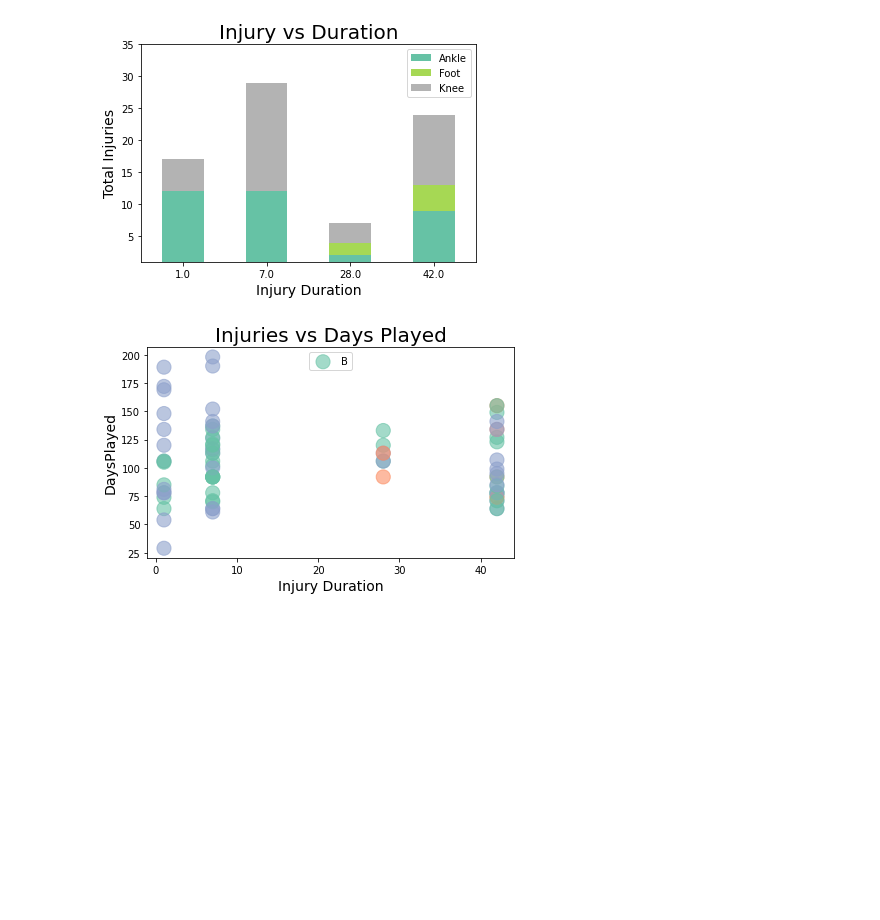
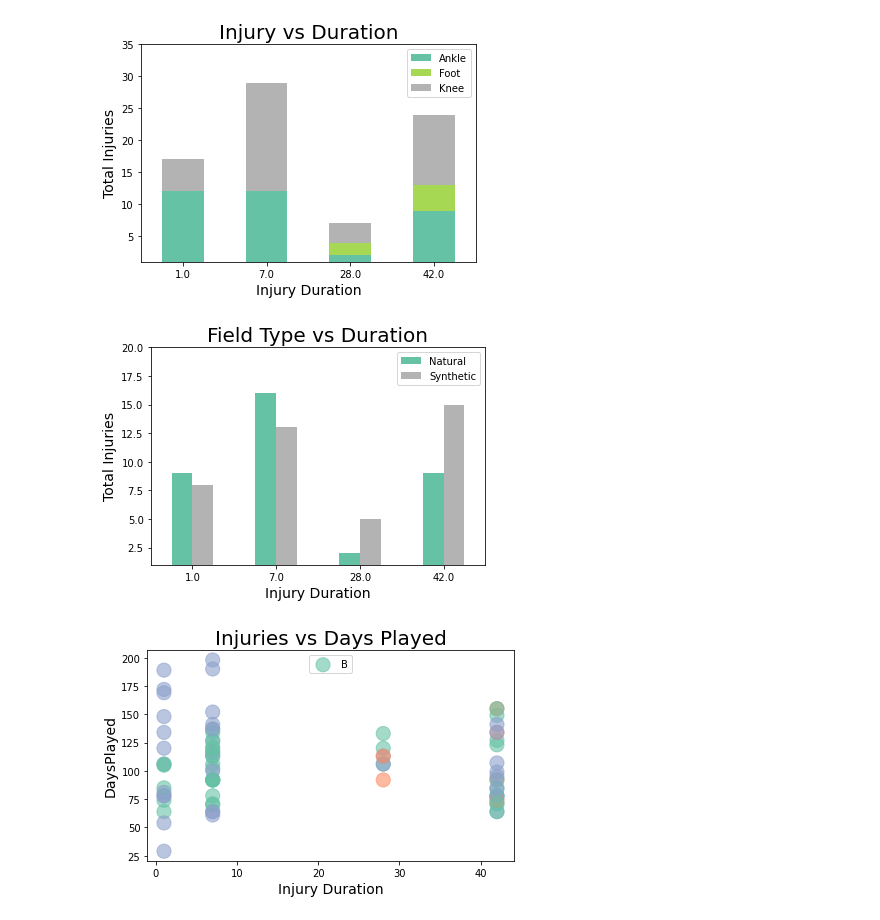
Before and after one commit to agaffney-hub/final-capstone, a Jupyter notebook: Visuals_2.ipynb, the cells around one changed output. Saved outputs shown, nothing was run; the diff lists cells and outputs as text; code cells hidden in the pictures; blank space fills up the shorter version.

```diff
--- a/Visuals_2.ipynb
+++ b/Visuals_2.ipynb
@@ -402,6 +417,23 @@ plt.ylim(1,35)
 plt.show()
 # %% [output]
 [figure]
+# %%
+#Stacked Bar chart of injuries vs Injury Duration
+
+injuries_duration = Vis_outer.groupby(['FieldType', 'InjuryDuration']).size().reset_index().pivot(columns='FieldType',
+                                                                                                 index='InjuryDuration', values=0)
+injuries_duration.plot(kind='bar', stacked=False, colormap='Set2')
+
+plt.title("Field Type vs Duration", fontsize=20)
+plt.xlabel("Injury Duration", fontsize=14)
+plt.ylabel("Total Injuries", fontsize=14)
+plt.xticks(rotation=0)
+plt.legend(loc='upper right')
+plt.ylim(1, 20)
+
+plt.show()
+# %% [output]
+[figure, added]
 # %%
 #Scatter plot of injury Duration vs Days played
 
```
Also changed, not shown: parts of 5 cells of this notebook, 22 other files.
